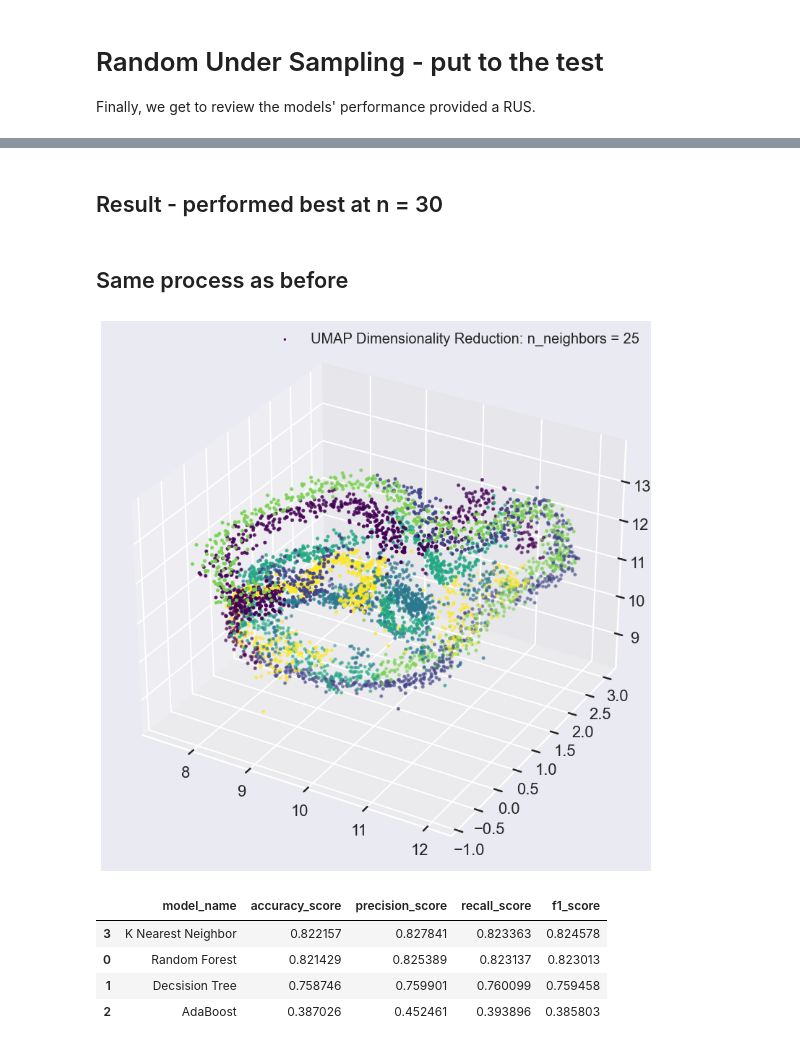
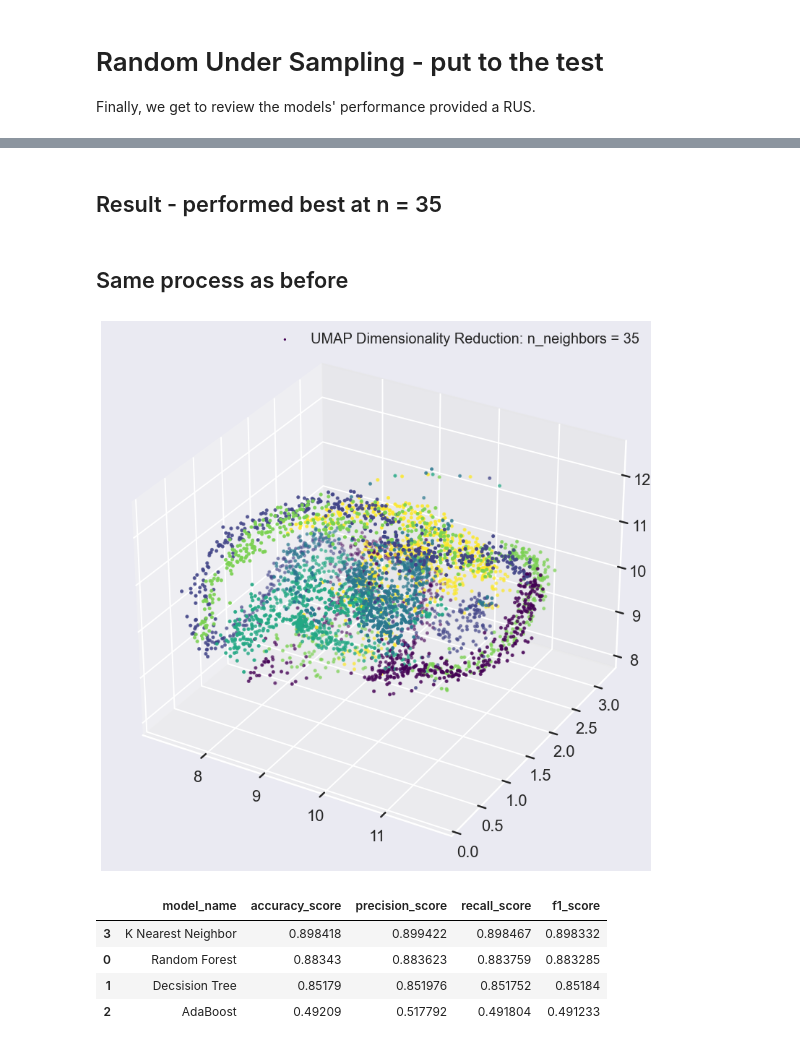
Before and after one commit to b-analyst/Mental-Health-Label-Prediction, a Jupyter notebook: CAPSTONE_FINAL/Comparative Predictive Models.ipynb, the cells around one changed output, grey strips where cells are left out. Saved outputs shown, nothing was run; the diff lists cells and outputs as text; code cells hidden in the pictures.

```diff
--- a/CAPSTONE_FINAL/Comparative Predictive Models.ipynb
+++ b/CAPSTONE_FINAL/Comparative Predictive Models.ipynb
@@ -75,21 +75,21 @@ df_diss = df.loc[df['label'] == 5]
 
 
 '''creating holdouts'''
-df_dep_holdout = df_dep.iloc[:5]
-df_ptsd_holdout = df_ptsd.iloc[:5]
-df_cptsd_holdout = df_cptsd.iloc[:5]
-df_bpd_holdout = df_bpd.iloc[:5]
-df_bipolar_holdout = df_bipolar.iloc[:5]
-df_diss_holdout = df_diss.iloc[:5]
+df_dep_holdout = df_dep.iloc[:100]
+df_ptsd_holdout = df_ptsd.iloc[:100]
+df_cptsd_holdout = df_cptsd.iloc[:100]
+df_bpd_holdout = df_bpd.iloc[:100]
+df_bipolar_holdout = df_bipolar.iloc[:100]
+df_diss_holdout = df_diss.iloc[:100]
 
 
 '''re-defining variables with holdout documents ommitted'''
-df_dep = df_dep.iloc[5:]
-df_ptsd = df_ptsd.iloc[5:]
-df_cptsd = df_cptsd.iloc[5:]
-df_bpd = df_bpd.iloc[5:]
-df_bipolar = df_bipolar.iloc[5:]
-df_diss = df_diss.iloc[5:]
+df_dep = df_dep.iloc[100:]
+df_ptsd = df_ptsd.iloc[100:]
+df_cptsd = df_cptsd.iloc[100:]
+df_bpd = df_bpd.iloc[100:]
+df_bipolar = df_bipolar.iloc[100:]
+df_diss = df_diss.iloc[100:]
 
 
 '''concat the pieces back together'''
@@ -370,5 +370,5 @@ I achieved the optimal result at n_neighbors = 35. I reset the data_umap variabl
 # %%
-fit = umap.UMAP(n_neighbors = 35,
+fit = umap.UMAP(n_neighbors = 25,
                 min_dist = .1,
                 n_components = 6,
                 metric = 'euclidean')
@@ -379,7 +379,7 @@ sns.set(style='darkgrid', context='poster', rc={'figure.figsize':(20,14)})
 fig = plt.figure()
 ax = fig.add_subplot(111, projection='3d')
 ax.scatter(data_umap[:,0], data_umap[:,1], data_umap[:,2], c=y_res, s=10, cmap='viridis')
-leg = plt.legend(['UMAP Dimensionality Reduction: n_neighbors = 35'], loc='best', borderpad=0.3,
+leg = plt.legend(['UMAP Dimensionality Reduction: n_neighbors = 25'], loc='best', borderpad=0.3,
                   shadow=False, prop=matplotlib.font_manager.FontProperties(size='small'), markerscale=0.4)
 leg.get_frame().set_alpha(0.4)
 leg.set_draggable(state=True)
@@ -824,10 +820,10 @@ Please also refer to the documentation for alternative solver options:
 ... (6 outputs left out)
 # %% [markdown]
-## Result - performed best at n = 30
+## Result - performed best at n = 35
 # %% [markdown]
 ## Same process as before
 # %%
-fit = umap.UMAP(n_neighbors = 30,
+fit = umap.UMAP(n_neighbors = 35,
                 min_dist = .1,
                 n_components = 3,
                 metric = 'euclidean')
@@ -838,7 +834,7 @@ sns.set(style='darkgrid', context='poster', rc={'figure.figsize':(20,14)})
 fig = plt.figure()
 ax = fig.add_subplot(111, projection='3d')
 ax.scatter(data_umap[:,0], data_umap[:,1], data_umap[:,2], c=y_res_b, s=10, cmap='viridis')
-leg = plt.legend(['UMAP Dimensionality Reduction: n_neighbors = 25'], loc='best', borderpad=0.3,
+leg = plt.legend(['UMAP Dimensionality Reduction: n_neighbors = 35'], loc='best', borderpad=0.3,
                   shadow=False, prop=matplotlib.font_manager.FontProperties(size='small'), markerscale=0.4)
 leg.get_frame().set_alpha(0.4)
 leg.set_draggable(state=True)
@@ -847,39 +843,39 @@ plt.show()
 model_dict = {'Random Forest': RandomForestClassifier(random_state=42),
               'Decsision Tree': DecisionTreeClassifier(random_state=42),
               'AdaBoost': AdaBoostClassifier(random_state=42),
               'K Nearest Neighbor': KNeighborsClassifier()}
 
 #Train test split with stratified sampling for evaluation
 X_train_b, X_test_b, y_train_b, y_test_b = train_test_split(data_umap,
                                                     y_res_b,
                                                     test_size = .3,
                                                     shuffle = True,
                                                     random_state = 3)
 
 #Function to get the scores for each model in a df
 def model_score_df(model_dict):
     model_name, ac_score_list, p_score_list, r_score_list, f1_score_list = [], [], [], [], []
     for k,v in model_dict.items():
         model_name.append(k)
         v.fit(X_train_b, y_train_b)
         y_pred = v.predict(X_test_b)
         ac_score_list.append(accuracy_score(y_test_b, y_pred))
         p_score_list.append(precision_score(y_test_b, y_pred, average='macro'))
         r_score_list.append(recall_score(y_test_b, y_pred, average='macro'))
         f1_score_list.append(f1_score(y_test_b, y_pred, average='macro'))
         model_comparison_df = pd.DataFrame([model_name, ac_score_list, p_score_list, r_score_list, f1_score_list]).T
         model_comparison_df.columns = ['model_name', 'accuracy_score', 'precision_score', 'recall_score', 'f1_score']
         model_comparison_df = model_comparison_df.sort_values(by='f1_score', ascending=False)
     return model_comparison_df
 
 model_score_df(model_dict)
 # %% [output]
-[figure, old version]
+[figure, new version]
 |  | model_name | accuracy_score | precision_score | recall_score | f1_score |
-| 3 | K Nearest Neighbor | 0.822157 | 0.827841 | 0.823363 | 0.824578 |
-| 0 | Random Forest | 0.821429 | 0.825389 | 0.823137 | 0.823013 |
-| 1 | Decsision Tree | 0.758746 | 0.759901 | 0.760099 | 0.759458 |
-| 2 | AdaBoost | 0.387026 | 0.452461 | 0.393896 | 0.385803 |
+| 3 | K Nearest Neighbor | 0.898418 | 0.899422 | 0.898467 | 0.898332 |
+| 0 | Random Forest | 0.88343 | 0.883623 | 0.883759 | 0.883285 |
+| 1 | Decsision Tree | 0.85179 | 0.851976 | 0.851752 | 0.85184 |
+| 2 | AdaBoost | 0.49209 | 0.517792 | 0.491804 | 0.491233 |
 # %%
 #KNN
 n_neighbors = [5,7,10,15]
```
Also changed, not shown: parts of 13 cells of this notebook, 1 other file.
